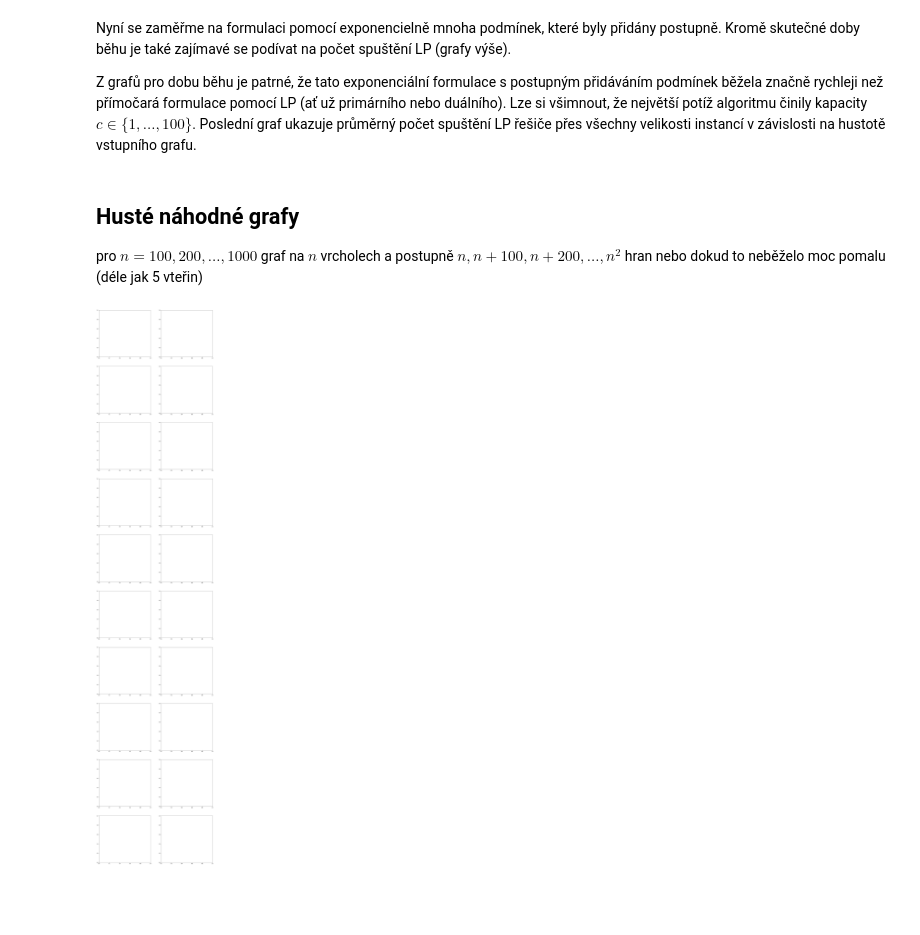
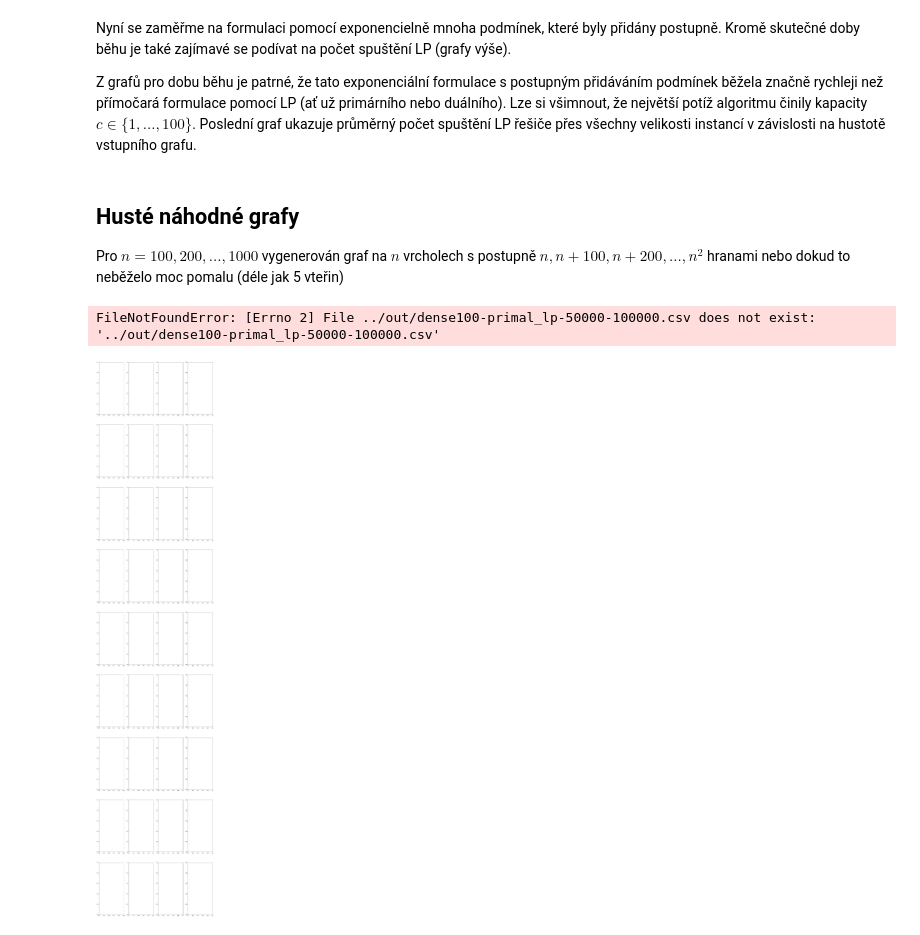
Before and after one commit to michalddvorak/flows, a Jupyter notebook: visualization/visualization.ipynb, the cells around one changed output. Drawn from its saved outputs; the diff is of its cells as text; code cells hidden in the pictures; blank space fills up the shorter version.

```diff
--- a/visualization/visualization.ipynb
+++ b/visualization/visualization.ipynb
@@ -62,19 +62,20 @@ Nyní se zaměřme na formulaci pomocí exponencielně mnoha podmínek, které b
 Z grafů pro dobu běhu je patrné, že tato exponenciální formulace s postupným přidáváním podmínek běžela značně rychleji než přímočará formulace pomocí LP (ať už primárního nebo duálního). Lze si všimnout, že největší potíž algoritmu činily kapacity $c\in\{1,...,100\}$. Poslední graf ukazuje průměrný počet spuštění LP řešiče přes všechny velikosti instancí v závislosti na hustotě vstupního grafu.
 # %% [markdown]
 ## Husté náhodné grafy
-pro $n = 100, 200, ..., 1000$ graf na $n$ vrcholech a postupně $n, n+100, n+200, ..., n^2$ hran nebo dokud to neběželo moc pomalu (déle jak 5 vteřin)
+Pro $n = 100, 200, ..., 1000$ vygenerován graf na $n$ vrcholech s postupně $n, n+100, n+200, ..., n^2$ hranami nebo dokud to neběželo moc pomalu (déle jak 5 vteřin)
 # %%
 ns = range(100,1001,100)
 fig,axes = plt.subplots(nrows=len(ns),ncols=4,figsize=(20,100))
 
 for cap,color in zip(capacities,capacities_colors):
     for i,n in enumerate(ns):
-        dfs = [ pd.read_csv("../out/dense{n}-{alg}-{cap}.csv".format(d=d,cap=cap,alg=alg)) for alg in algs ]
+        dfs = [ pd.read_csv("../out/dense{n}-{alg}-{cap}.csv".format(n=n,cap=cap,alg=alg)) for alg in algs ]
         for j,ax in enumerate(axes[i]):
-            ax.set_xlabel("počet vrcholů")
+            ax.set_xlabel("počet hran")
             ax.set_ylabel("čas (ms)")
-            ax.set_title("d={d}, alg={alg}".format(d=d,alg=algs[j]))
-            ax.plot(dfs[j]['n'], dfs[j][algs[j]]/1000,color=color)
+            ax.set_title("n={n}, alg={alg}".format(n=n,alg=algs[j]))
+            ax.plot(dfs[j]['m'], dfs[j][algs[j]]/1000,color=color)
 plt.show()
 # %% [output]
+FileNotFoundError: [Errno 2] File ../out/dense100-primal_lp-50000-100000.csv does not exist: '../out/dense100-primal_lp-50000-100000.csv'
-[figure, old version]
+[figure, new version]
```
Also changed, not shown: 10 other files.
